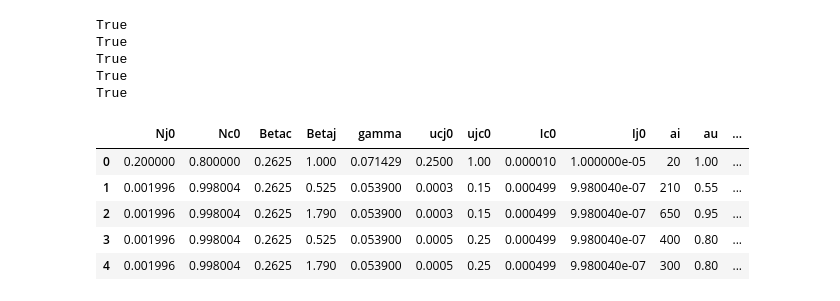
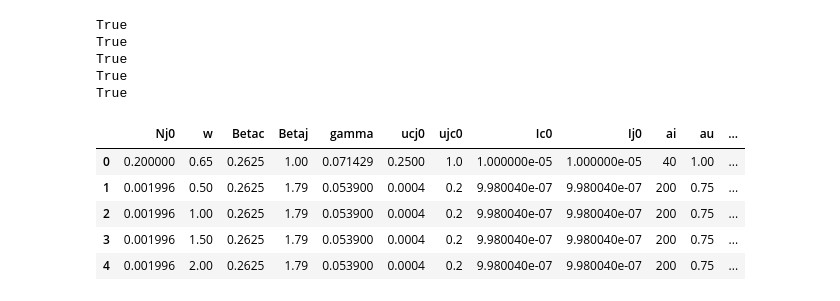
Before and after one commit to dynamicalsystemslaboratory/Jails-and-COVID-19, a Jupyter notebook: Plots Control.ipynb, the cells around one changed output. Saved outputs shown, nothing was run; the diff lists cells and outputs as text; code cells hidden in the pictures.

```diff
--- a/Plots Control.ipynb
+++ b/Plots Control.ipynb
@@ -37,22 +37,22 @@ True
 True
 True
 True
-# %%
-cols =  ['Nj0', 'Nc0', 'Betac', 'Betaj', 'gamma', 'ucj0', 'ujc0', 'Ic0', 'Ij0', 'ai', 'au', "delta_I"]
-df = pd.DataFrame(columns = cols)
-rows = []
-for m in Models:
-    row = {col: m.get(col, None) for col in cols}
-    rows.append(row)
-df = pd.DataFrame(rows, columns=cols)
-df
-# %% [output]
-|  | Nj0 | Nc0 | Betac | Betaj | gamma | ucj0 | ujc0 | Ic0 | Ij0 | ai | au | ... |
-| 0 | 0.200000 | 0.800000 | 0.2625 | 1.000 | 0.071429 | 0.2500 | 1.00 | 0.000010 | 1.000000e-05 | 20 | 1.00 | ... |
-| 1 | 0.001996 | 0.998004 | 0.2625 | 0.525 | 0.053900 | 0.0003 | 0.15 | 0.000499 | 9.980040e-07 | 210 | 0.55 | ... |
-| 2 | 0.001996 | 0.998004 | 0.2625 | 1.790 | 0.053900 | 0.0003 | 0.15 | 0.000499 | 9.980040e-07 | 650 | 0.95 | ... |
-| 3 | 0.001996 | 0.998004 | 0.2625 | 0.525 | 0.053900 | 0.0005 | 0.25 | 0.000499 | 9.980040e-07 | 400 | 0.80 | ... |
-| 4 | 0.001996 | 0.998004 | 0.2625 | 1.790 | 0.053900 | 0.0005 | 0.25 | 0.000499 | 9.980040e-07 | 300 | 0.80 | ... |
+# %%
+cols =  ['Nj0', 'w', 'Betac', 'Betaj', 'gamma', 'ucj0', 'ujc0', 'Ic0', 'Ij0', 'ai', 'au', "delta_I"]
+df = pd.DataFrame(columns = cols)
+rows = []
+for m in Models:
+    row = {col: m.get(col, None) for col in cols}
+    rows.append(row)
+df = pd.DataFrame(rows, columns=cols)
+df
+# %% [output]
+|  | Nj0 | w | Betac | Betaj | gamma | ucj0 | ujc0 | Ic0 | Ij0 | ai | au | ... |
+| 0 | 0.200000 | 0.65 | 0.2625 | 1.00 | 0.071429 | 0.2500 | 1.0 | 1.000000e-05 | 1.000000e-05 | 40 | 1.00 | ... |
+| 1 | 0.001996 | 0.50 | 0.2625 | 1.79 | 0.053900 | 0.0004 | 0.2 | 9.980040e-07 | 9.980040e-07 | 200 | 0.75 | ... |
+| 2 | 0.001996 | 1.00 | 0.2625 | 1.79 | 0.053900 | 0.0004 | 0.2 | 9.980040e-07 | 9.980040e-07 | 200 | 0.75 | ... |
+| 3 | 0.001996 | 1.50 | 0.2625 | 1.79 | 0.053900 | 0.0004 | 0.2 | 9.980040e-07 | 9.980040e-07 | 200 | 0.75 | ... |
+| 4 | 0.001996 | 2.00 | 0.2625 | 1.79 | 0.053900 | 0.0004 | 0.2 | 9.980040e-07 | 9.980040e-07 | 200 | 0.75 | ... |
 # %%
 plt.rcParams.update({
     'font.size' : 15,
```
Also changed, not shown: parts of 3 cells of this notebook, 2 other files.
